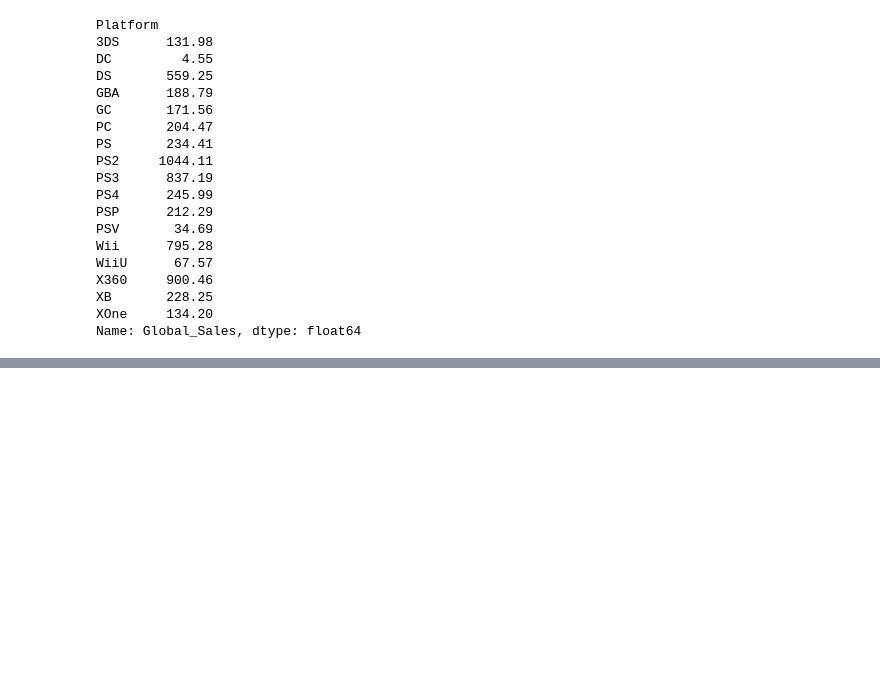
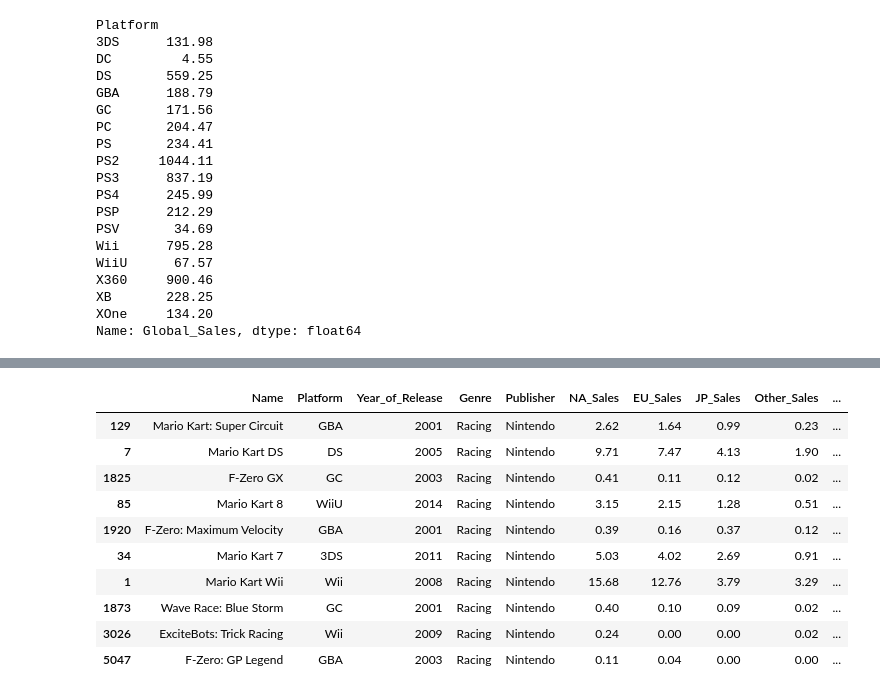
Before and after one commit to msills30/video-games, a Jupyter notebook: Gamer.ipynb, the cells around one changed output, grey strips where cells are left out. Saved outputs shown, nothing was run; the diff lists cells and outputs as text; code cells hidden in the pictures; blank space fills up the shorter version.

```diff
--- a/Gamer.ipynb
+++ b/Gamer.ipynb
@@ -148,0 +250,3 @@ Name: Global_Sales, dtype: float64
+# %%
+nintendo_adventure_games = data[(data['Publisher'] == 'Nintendo') & (data['Genre'] == 'Racing')]
+nintendo_adventure_games.head()
@@ -148,0 +260,15 @@ Name: Global_Sales, dtype: float64
+# %%
+top_nintendo = nintendo_adventure_games.sort_values('Critic_Score', ascending=False)
+top_nintendo.head(10)
+# %% [output]
+|  | Name | Platform | Year_of_Release | Genre | Publisher | NA_Sales | EU_Sales | JP_Sales | Other_Sales | ... |
+| 129 | Mario Kart: Super Circuit | GBA | 2001 | Racing | Nintendo | 2.62 | 1.64 | 0.99 | 0.23 | ... |
+| 7 | Mario Kart DS | DS | 2005 | Racing | Nintendo | 9.71 | 7.47 | 4.13 | 1.90 | ... |
+| 1825 | F-Zero GX | GC | 2003 | Racing | Nintendo | 0.41 | 0.11 | 0.12 | 0.02 | ... |
+| 85 | Mario Kart 8 | WiiU | 2014 | Racing | Nintendo | 3.15 | 2.15 | 1.28 | 0.51 | ... |
+| 1920 | F-Zero: Maximum Velocity | GBA | 2001 | Racing | Nintendo | 0.39 | 0.16 | 0.37 | 0.12 | ... |
+| 34 | Mario Kart 7 | 3DS | 2011 | Racing | Nintendo | 5.03 | 4.02 | 2.69 | 0.91 | ... |
+| 1 | Mario Kart Wii | Wii | 2008 | Racing | Nintendo | 15.68 | 12.76 | 3.79 | 3.29 | ... |
+| 1873 | Wave Race: Blue Storm | GC | 2001 | Racing | Nintendo | 0.40 | 0.10 | 0.09 | 0.02 | ... |
+| 3026 | ExciteBots: Trick Racing | Wii | 2009 | Racing | Nintendo | 0.24 | 0.00 | 0.00 | 0.02 | ... |
+| 5047 | F-Zero: GP Legend | GBA | 2003 | Racing | Nintendo | 0.11 | 0.04 | 0.00 | 0.00 | ... |
```
Also changed, not shown: parts of 10 cells of this notebook.
